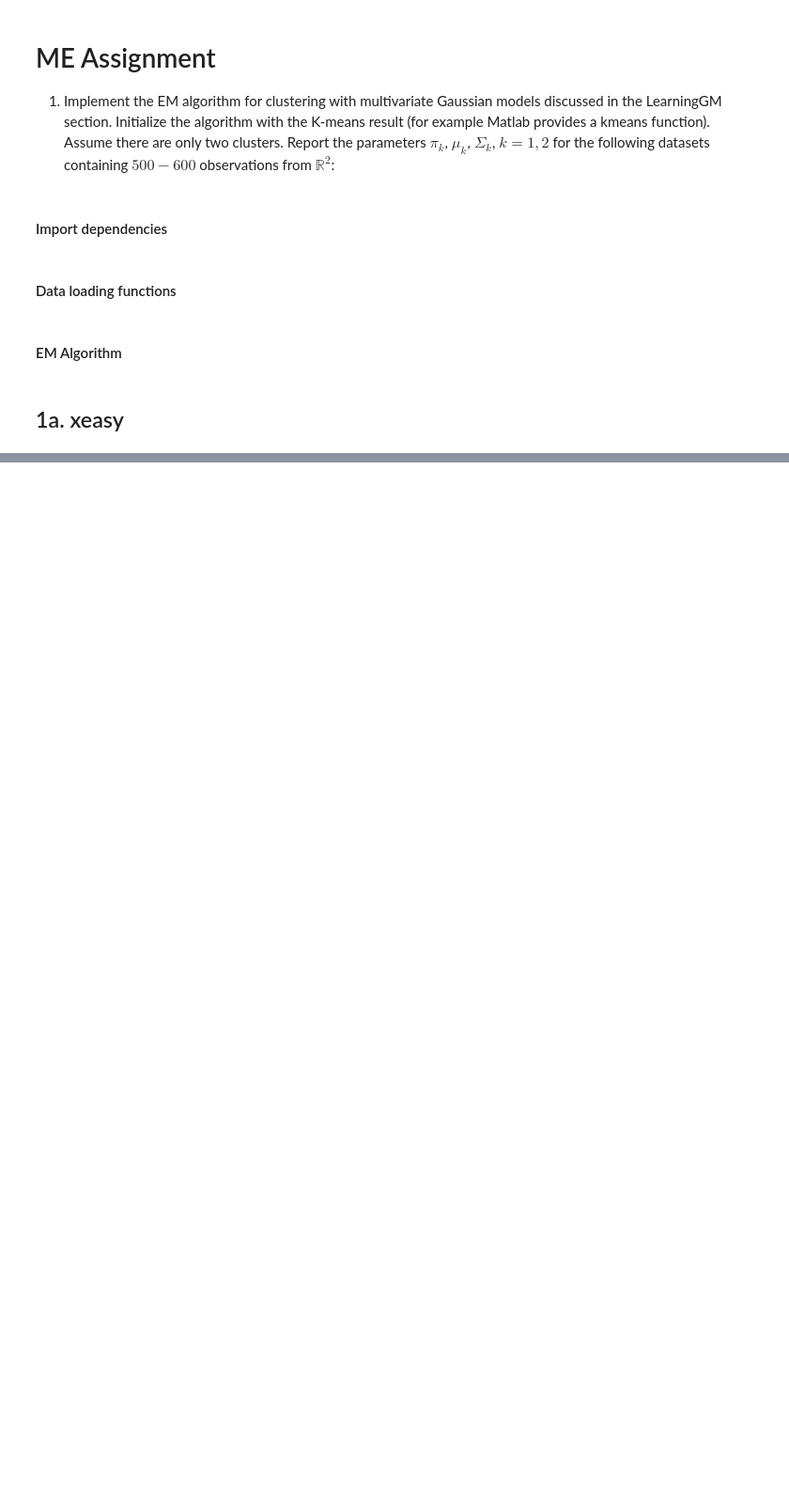
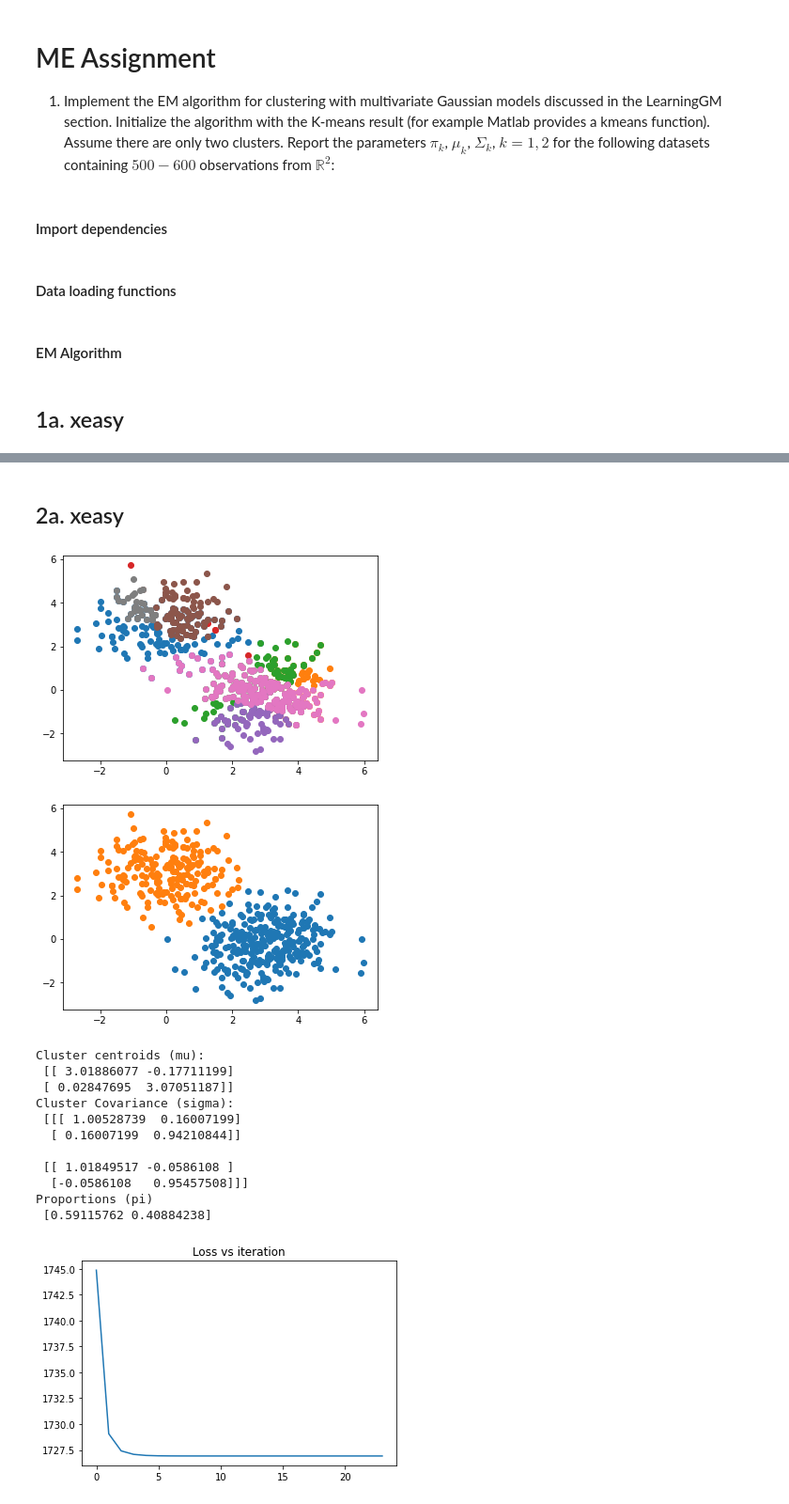
Before and after one commit to Kosaro/MachineLearningAssignments, a Jupyter notebook: EM.ipynb, the cells around one changed output, grey strips where cells are left out. Shown at 94% size. Cells and saved outputs as stored; diff of their text form; code cells hidden in the pictures; blank space fills up the shorter version.

```diff
--- a/EM.ipynb
+++ b/EM.ipynb
@@ -191,0 +184,19 @@ Third thing: [0.48803596 0.51196404]
+# %% [markdown]
+## 2a. xeasy
+# %%
+print_proven_EM(get_xeasy())
+# %% [output]
+[figure, added]
+[figure, added]
+Cluster centroids (mu):
+ [[ 3.01886077 -0.17711199]
+ [ 0.02847695  3.07051187]]
+Cluster Covariance (sigma):
+ [[[ 1.00528739  0.16007199]
+  [ 0.16007199  0.94210844]]
+
+ [[ 1.01849517 -0.0586108 ]
+  [-0.0586108   0.95457508]]]
+Proportions (pi)
+ [0.59115762 0.40884238]
+[figure, added]
```
Also changed, not shown: parts of 14 cells of this notebook.
